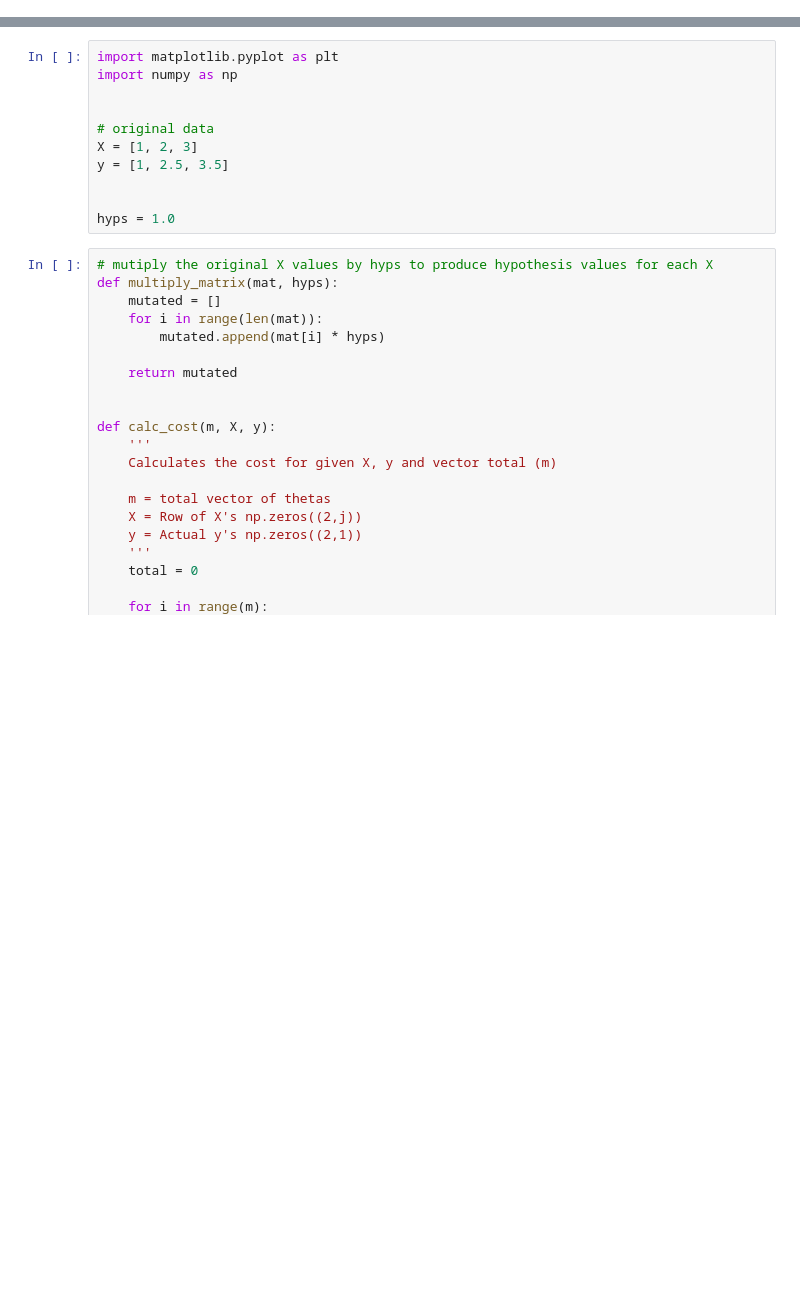
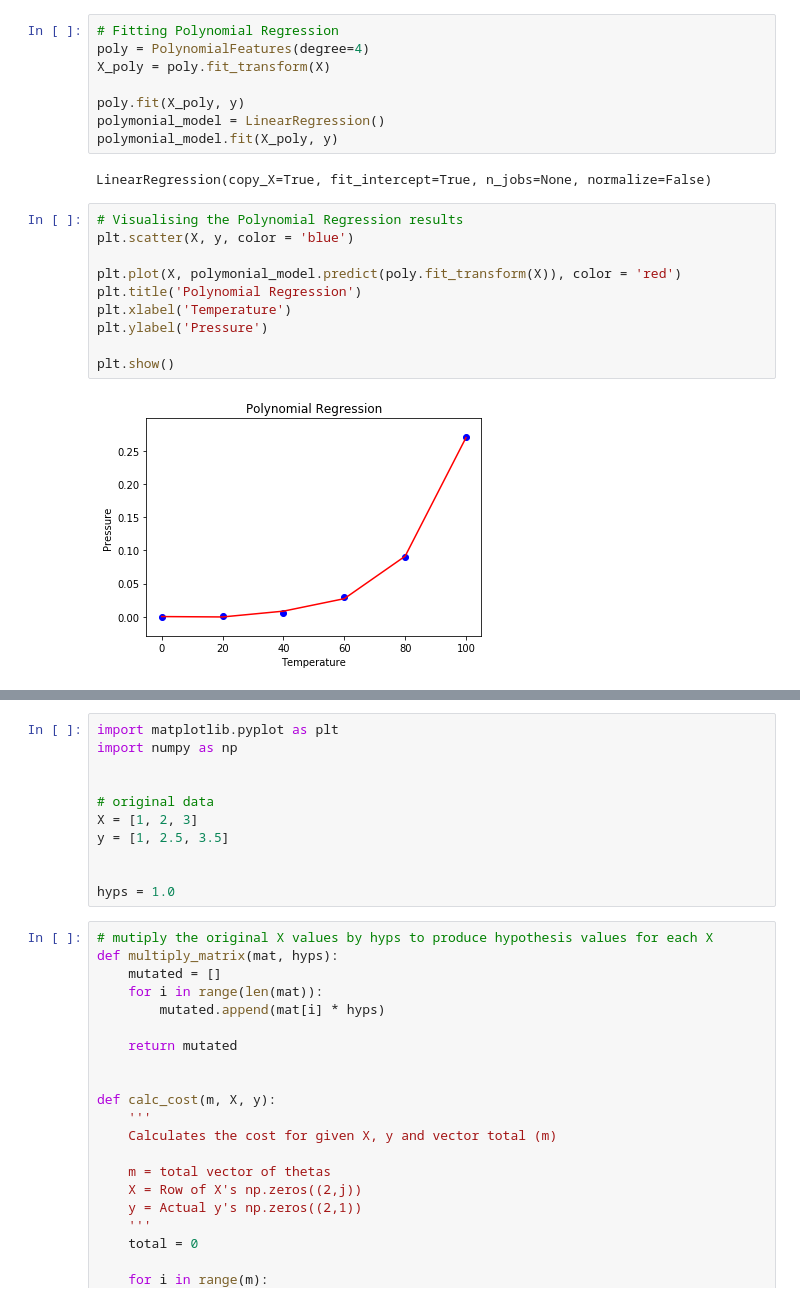
Before and after one commit to brunocampos01/machine-learning, a Jupyter notebook: supervised_learning/linear_models/linear_regression/readme.ipynb, the cells around one changed output, grey strips where cells are left out. Drawn from its saved outputs; the diff is of its cells as text; blank space fills up the shorter version.

```diff
--- a/supervised_learning/linear_models/linear_regression/readme.ipynb
+++ b/supervised_learning/linear_models/linear_regression/readme.ipynb
@@ -124,0 +192,22 @@ Na prática, depende muito pois o que causa é a alteração no _learning rate_.
+# %%
+# Fitting Polynomial Regression
+poly = PolynomialFeatures(degree=4)
+X_poly = poly.fit_transform(X)
+
+poly.fit(X_poly, y)
+polymonial_model = LinearRegression()
+polymonial_model.fit(X_poly, y)
+# %% [output]
+LinearRegression(copy_X=True, fit_intercept=True, n_jobs=None, normalize=False)
+# %%
+# Visualising the Polynomial Regression results
+plt.scatter(X, y, color = 'blue')
+
+plt.plot(X, polymonial_model.predict(poly.fit_transform(X)), color = 'red')
+plt.title('Polynomial Regression')
+plt.xlabel('Temperature')
+plt.ylabel('Pressure')
+
+plt.show()
+# %% [output]
+[figure, added]
```
Also changed, not shown: parts of 67 cells of this notebook, 26 other files.
